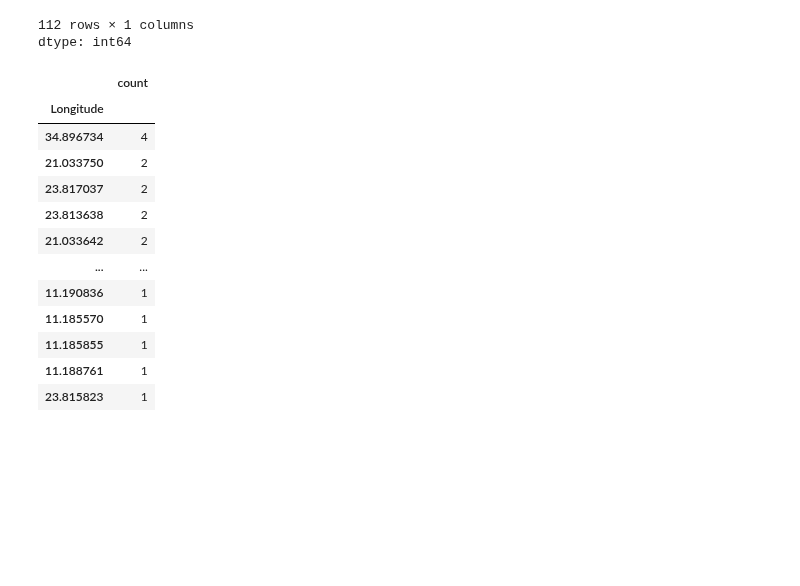
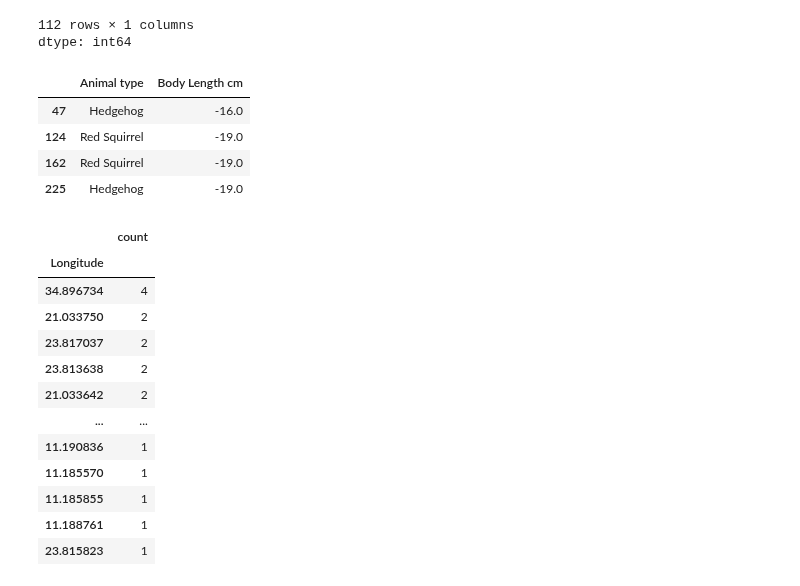
Before and after one commit to juanalvarez2491-web/Entregables-BIT-JuanCarlosAlvarezOchoa, a Jupyter notebook: Actividad_2_Limpieza_y_análisis_de_datos_con_Pandas_+_NumPy.ipynb, the cells around one changed output. Cells and saved outputs as stored; diff of their text form; code cells hidden in the pictures; blank space fills up the shorter version.

```diff
--- a/Actividad_2_Limpieza_y_análisis_de_datos_con_Pandas_+_NumPy.ipynb
+++ b/Actividad_2_Limpieza_y_análisis_de_datos_con_Pandas_+_NumPy.ipynb
@@ -221,6 +221,14 @@ df["Body Length cm"].value_counts()
 | 107.0 | 1 |
 112 rows × 1 columns
 dtype: int64
+# %%
+df[df["Body Length cm"] < 0][["Animal type", "Body Length cm"]].head(20)
+# %% [output]
+|  | Animal type | Body Length cm |
+| 47 | Hedgehog | -16.0 |
+| 124 | Red Squirrel | -19.0 |
+| 162 | Red Squirrel | -19.0 |
+| 225 | Hedgehog | -19.0 |
 # %%
 df['Longitude'].value_counts()
 # %% [output]
```
Also changed, not shown: parts of 2 cells of this notebook.
